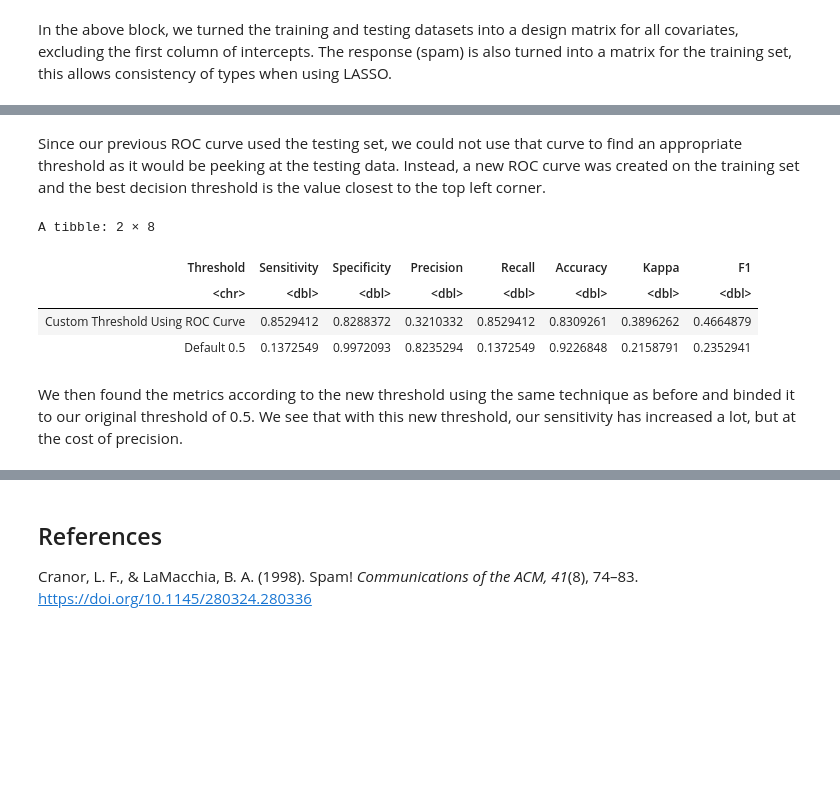
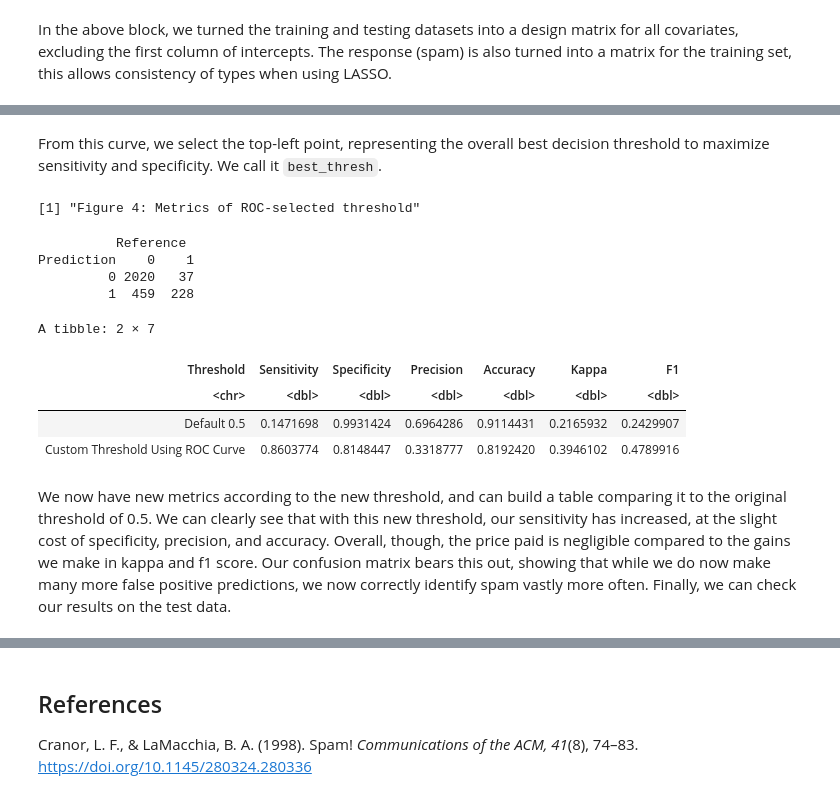
Before and after one commit to yukihuang7777/STAT301_final_project, a Jupyter notebook: Final Project.ipynb, the cells around one changed output, grey strips where cells are left out. Cells and saved outputs as stored; diff of their text form; code cells hidden in the pictures; blank space fills up the shorter version.

```diff
--- a/Final Project.ipynb
+++ b/Final Project.ipynb
@@ -269,23 +246,32 @@ We create ROC curve using the test data got from splitting our original data and
 # %%
 # Main developer: Stephen Hong
 # code adapted from worksheet 10
+# Predict on training set
+train_probs <- predict(chosen_model, type = "response")
+
 email_pred_class <-
-  round(predict(chosen_model, email_testing, type = "response"), 0)
+  round(train_probs, 0)
 
 email_confusion_matrix <-
     confusionMatrix(
     data = as.factor(email_pred_class),
-    reference = as.factor(email_testing$spam),
+    reference = as.factor(email_training$spam),
     positive = "1"
 )
 
 # store confusion matrix metrics in a table
+precision <- email_confusion_matrix$byClass["Precision"]
+recall    <- email_confusion_matrix$byClass["Recall"]
+f1_score  <- 2 * precision * recall / (precision + recall)
+
 conf_mat_stats <- tibble(Sensitivity = c(email_confusion_matrix$byClass["Sensitivity"]),
                          Specificity = c(email_confusion_matrix$byClass["Specificity"]),
-                         Precision = c(email_confusion_matrix$byClass["Precision"]),
+                         Precision = precision,
                          Accuracy = c(email_confusion_matrix$overall["Accuracy"]),
-                         Kappa = c(email_confusion_matrix$overall["Kappa"]))
+                         Kappa = c(email_confusion_matrix$overall["Kappa"]),
+                         F1 = f1_score)
 
-print("Table 2: Metrics of 0.5 threshold")
+print("Figure 2: Metrics of 0.5 threshold")
+email_confusion_matrix$table
 conf_mat_stats
 # %% [output]
@@ -301,8 +291,5 @@ With the sensitivity being quite low, this indicates that the model is not very
 # %%
 # main developer: Jake Andersen-Lum
-
-# Predict on training set
-train_probs <- predict(chosen_model, newdata = email_training, type = "response")
 
 # ROC on training set
 roc_train <- roc(response = email_training$spam, predictor = train_probs)
@@ -320,15 +307,12 @@ Setting direction: controls < cases
-# %% [markdown]
-Since our previous ROC curve used the testing set, we could not use that curve to find an appropriate threshold as it would be peeking at the testing data. Instead, a new ROC curve was created on the training set and the best decision threshold is the value closest to the top left corner.
+# %% [markdown]
+From this curve, we select the top-left point, representing the overall best decision threshold to maximize sensitivity and specificity. We call it `best_thresh`.
 # %%
 options(repr.plot.width = 8, repr.plot.height = 8)
 # Main developer: Stephen Hong + Jake Andersen-Lum
 
-# Predicted probabilities
-pred_probs_glm <- predict(chosen_model, newdata = email_testing, type = "response")
-
 # Define both thresholds
-thresholds <- c(best_thresh, 0.5)
-threshold_labels <- c("Custom Threshold Using ROC Curve", "Default 0.5")
+thresholds <- c(0.5, best_thresh)
+threshold_labels <- c("Default 0.5", "Custom Threshold Using ROC Curve")
 
 # Initialize empty list to collect results
 conf_mat_stats_list <- list()
@@ -339,43 +323,57 @@ for (i in 1:2) {
   label <- threshold_labels[i]
 
   # Apply threshold
-  email_pred_class <- ifelse(pred_probs_glm > threshold, 1, 0)
+  email_pred_class <- ifelse(train_probs > threshold, 1, 0)
 
   # Compute confusion matrix
   cm <- confusionMatrix(
     data = as.factor(email_pred_class),
-    reference = as.factor(email_testing$spam),
+    reference = as.factor(email_training$spam),
     positive = "1"
   )
 
   # Store results in a tibble
 precision <- cm$byClass["Precision"]
 recall    <- cm$byClass["Recall"]
 f1_score  <- 2 * precision * recall / (precision + recall)
 
   conf_mat_stats_list[[i]] <- tibble(
     Threshold = label,
     Sensitivity = cm$byClass["Sensitivity"],
     Specificity = cm$byClass["Specificity"],
     Precision   = precision,
-    Recall      = recall,
     Accuracy    = cm$overall["Accuracy"],
     Kappa       = cm$overall["Kappa"],
     F1          = f1_score
   )
 }
 
 # Combine both rows into one table
 conf_mat_stats_compare <- bind_rows(conf_mat_stats_list)
 
+# create new confusion matrix
+email_confusion_matrix_new_threshold <-
+    confusionMatrix(
+    data = as.factor(email_pred_class),
+    reference = as.factor(email_training$spam),
+    positive = "1"
+)
+
 # Show result
 #
+print("Figure 4: Metrics of ROC-selected threshold")
+email_confusion_matrix_new_threshold$table
 conf_mat_stats_compare
 # %% [output]
-A tibble: 2 × 8
+[1] "Figure 4: Metrics of ROC-selected threshold"
+          Reference
+Prediction    0    1
+         0 2020   37
+         1  459  228
+A tibble: 2 × 7
-| Threshold | Sensitivity | Specificity | Precision | Recall | Accuracy | Kappa | F1 |
-| <chr> | <dbl> | <dbl> | <dbl> | <dbl> | <dbl> | <dbl> | <dbl> |
-| Custom Threshold Using ROC Curve | 0.8529412 | 0.8288372 | 0.3210332 | 0.8529412 | 0.8309261 | 0.3896262 | 0.4664879 |
-| Default 0.5 | 0.1372549 | 0.9972093 | 0.8235294 | 0.1372549 | 0.9226848 | 0.2158791 | 0.2352941 |
+| Threshold | Sensitivity | Specificity | Precision | Accuracy | Kappa | F1 |
+| <chr> | <dbl> | <dbl> | <dbl> | <dbl> | <dbl> | <dbl> |
+| Default 0.5 | 0.1471698 | 0.9931424 | 0.6964286 | 0.9114431 | 0.2165932 | 0.2429907 |
+| Custom Threshold Using ROC Curve | 0.8603774 | 0.8148447 | 0.3318777 | 0.8192420 | 0.3946102 | 0.4789916 |
 # %% [markdown]
-We then found the metrics according to the new threshold using the same technique as before and binded it to our original threshold of 0.5. We see that with this new threshold, our sensitivity has increased a lot, but at the cost of precision.
+We now have new metrics according to the new threshold, and can build a table comparing it to the original threshold of 0.5. We can clearly see that with this new threshold, our sensitivity has increased, at the slight cost of specificity, precision, and accuracy. Overall, though, the price paid is negligible compared to the gains we make in kappa and f1 score. Our confusion matrix bears this out, showing that while we do now make many more false positive predictions, we now correctly identify spam vastly more often. Finally, we can check our results on the test data.
```
Also changed, not shown: parts of 20 cells of this notebook.
